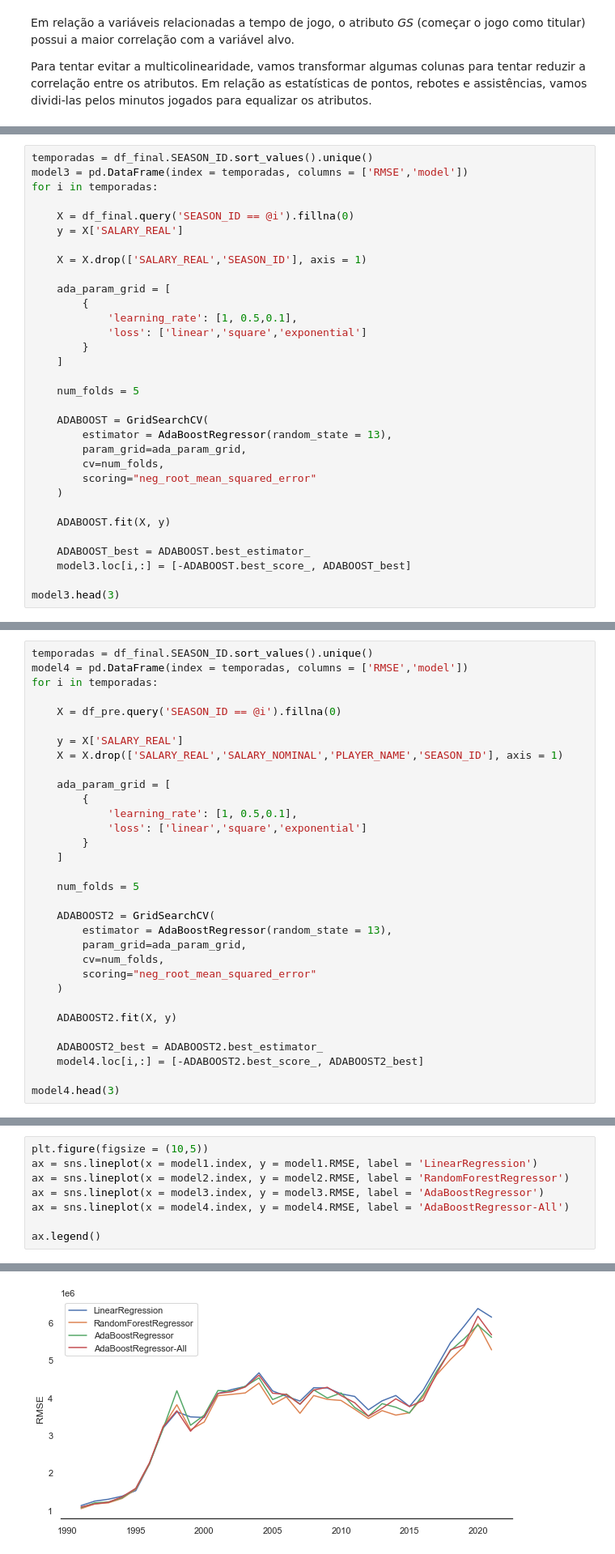
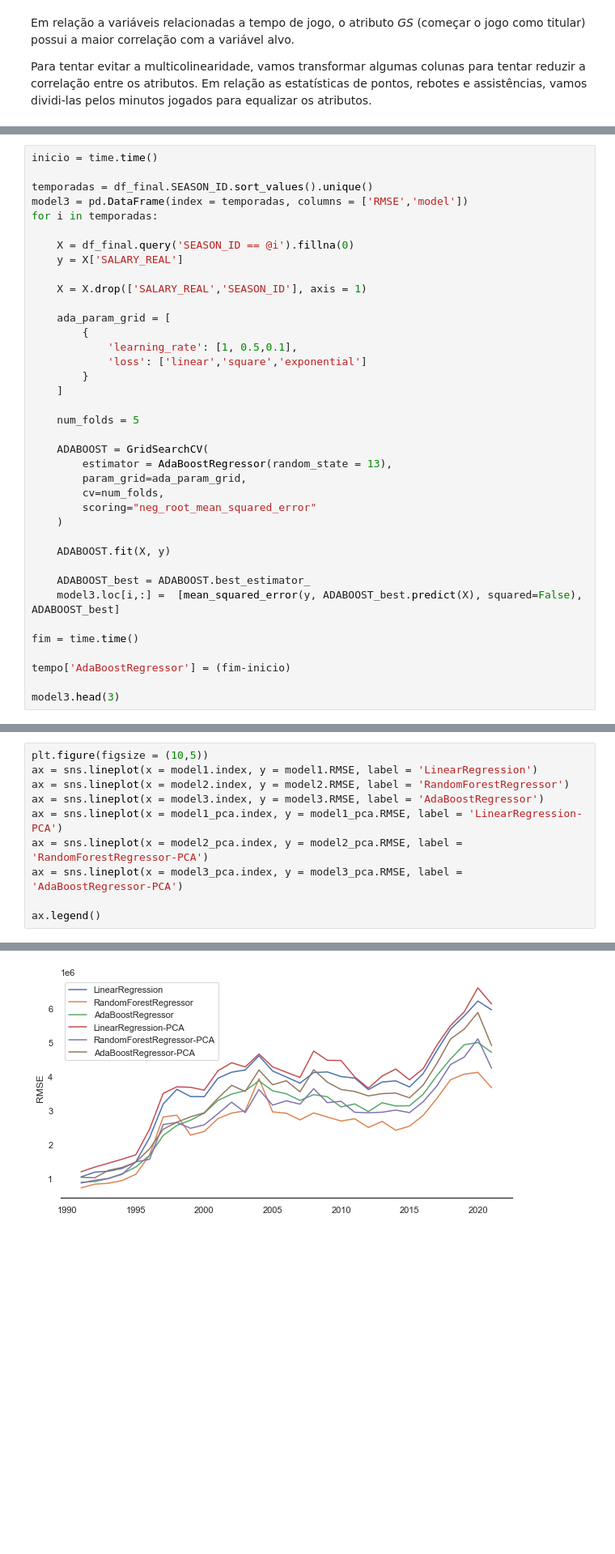
Before and after one commit to ciencia-dados-ifsp-grupo5/NBAstats, a Jupyter notebook: notebooks/NBAstats_data_analyse.ipynb, the cells around one changed output, grey strips where cells are left out. Shown: that part at 81% size. Cells and saved outputs as stored; diff of their text form; blank space fills up the shorter version.

Commit message:
final_model

```diff
--- a/notebooks/NBAstats_data_analyse.ipynb
+++ b/notebooks/NBAstats_data_analyse.ipynb
@@ -539,4 +583,6 @@ model2.head(3)
 # %%
+inicio = time.time()
+
 temporadas = df_final.SEASON_ID.sort_values().unique()
 model3 = pd.DataFrame(index = temporadas, columns = ['RMSE','model'])
 for i in temporadas:
@@ -565,7 +611,11 @@ for i in temporadas:
     ADABOOST.fit(X, y)
 
     ADABOOST_best = ADABOOST.best_estimator_
-    model3.loc[i,:] = [-ADABOOST.best_score_, ADABOOST_best]
+    model3.loc[i,:] =  [mean_squared_error(y, ADABOOST_best.predict(X), squared=False), ADABOOST_best]
+
+fim = time.time()
+
+tempo['AdaBoostRegressor'] = (fim-inicio)
 
 model3.head(3)
 # %% [output]
@@ -578,32 +627,0 @@ model3.head(3)
-# %%
-temporadas = df_final.SEASON_ID.sort_values().unique()
-model4 = pd.DataFrame(index = temporadas, columns = ['RMSE','model'])
-for i in temporadas:
-
-    X = df_pre.query('SEASON_ID == @i').fillna(0)
-
-    y = X['SALARY_REAL']
-    X = X.drop(['SALARY_REAL','SALARY_NOMINAL','PLAYER_NAME','SEASON_ID'], axis = 1)
-
-    ada_param_grid = [
-        {
-            'learning_rate': [1, 0.5,0.1],
-            'loss': ['linear','square','exponential']
-        }
-    ]
-
-    num_folds = 5
-
-    ADABOOST2 = GridSearchCV(
-        estimator = AdaBoostRegressor(random_state = 13),
-        param_grid=ada_param_grid,
-        cv=num_folds,
-        scoring="neg_root_mean_squared_error"
-    )
-
-    ADABOOST2.fit(X, y)
-
-    ADABOOST2_best = ADABOOST2.best_estimator_
-    model4.loc[i,:] = [-ADABOOST2.best_score_, ADABOOST2_best]
-
-model4.head(3)
@@ -615,11 +782,13 @@ model4.head(3)
 # %%
 plt.figure(figsize = (10,5))
 ax = sns.lineplot(x = model1.index, y = model1.RMSE, label = 'LinearRegression')
 ax = sns.lineplot(x = model2.index, y = model2.RMSE, label = 'RandomForestRegressor')
 ax = sns.lineplot(x = model3.index, y = model3.RMSE, label = 'AdaBoostRegressor')
-ax = sns.lineplot(x = model4.index, y = model4.RMSE, label = 'AdaBoostRegressor-All')
+ax = sns.lineplot(x = model1_pca.index, y = model1_pca.RMSE, label = 'LinearRegression-PCA')
+ax = sns.lineplot(x = model2_pca.index, y = model2_pca.RMSE, label = 'RandomForestRegressor-PCA')
+ax = sns.lineplot(x = model3_pca.index, y = model3_pca.RMSE, label = 'AdaBoostRegressor-PCA')
 
 ax.legend()
 # %% [output]
 <matplotlib.legend.Legend at 0x...>
-[figure, old version]
+[figure, new version]
```
Also changed, not shown: parts of 17 cells of this notebook.
